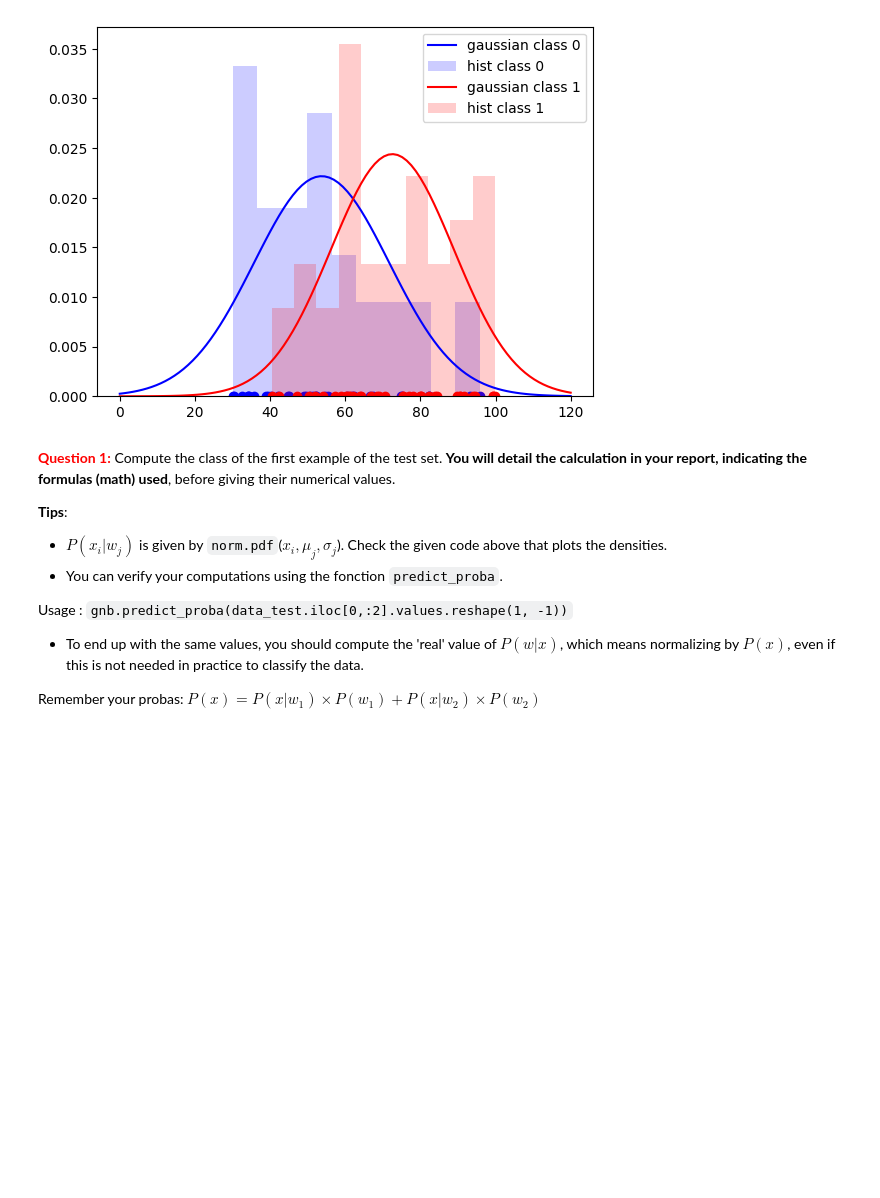
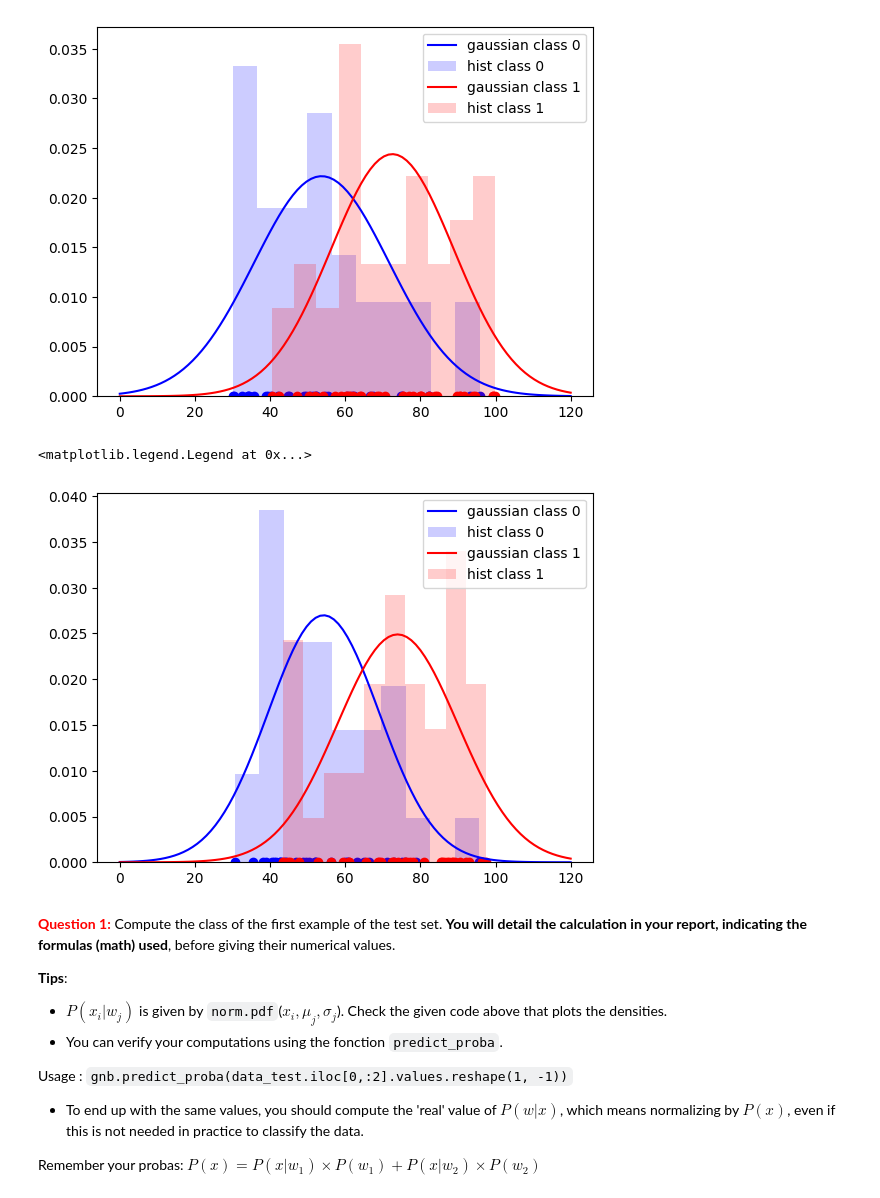
Before and after one commit to AquaBxSchool/2024-2025-ESIR-AA, a Jupyter notebook: TP Introduction/TP4_Bayes_student.ipynb, the cells around one changed output. Saved outputs shown, nothing was run; the diff lists cells and outputs as text; code cells hidden in the pictures; blank space fills up the shorter version.

```diff
--- a/TP Introduction/TP4_Bayes_student.ipynb
+++ b/TP Introduction/TP4_Bayes_student.ipynb
@@ -102,3 +100,24 @@ plt.legend(loc='upper right')
+# %%
+# TODO - Plot for x2
+
+np_note1_w1 = data_train[data_train.Y == 0].iloc[:, 1].to_numpy()
+np_note1_w2 = data_train[data_train.Y == 1].iloc[:, 1].to_numpy()
+
+x = np.linspace(0, 120, 100)
+# Plot density for class w1=0
+density_w1 = norm.pdf(x, gnb.theta_[0, 1], np.sqrt(gnb.var_[0, 1]))
+plt.plot(x, density_w1, color = "blue", linestyle = "-",label='gaussian class 0')
+plt.hist(np_note1_w1, density=True, color='blue', alpha=0.2, label='hist class 0')
+plt.scatter(np_note1_w1, np.zeros(len(np_note1_w1)), color = "blue")
+# Plot density for class w2=1
+density_w2 = norm.pdf(x, gnb.theta_[1, 1], np.sqrt(gnb.var_[1, 1]))
+plt.plot(x, density_w2, color = "red", linestyle = "-",label='gaussian class 1')
+plt.hist(np_note1_w2, density=True, color='red', alpha=0.2, label='hist class 1')
+plt.scatter(np_note1_w2, np.zeros(len(np_note1_w2)), color = "red")
+plt.legend(loc='upper right')
+# %% [output]
+<matplotlib.legend.Legend at 0x...>
+[figure, added]
 # %% [markdown]
 <font color="red">**Question 1:**</font> Compute the class of the first example of the test set. **You will detail the calculation in your report, indicating the formulas (math) used**, before giving their numerical values.
 
```
Also changed, not shown: parts of 5 cells of this notebook, 2 other files.
